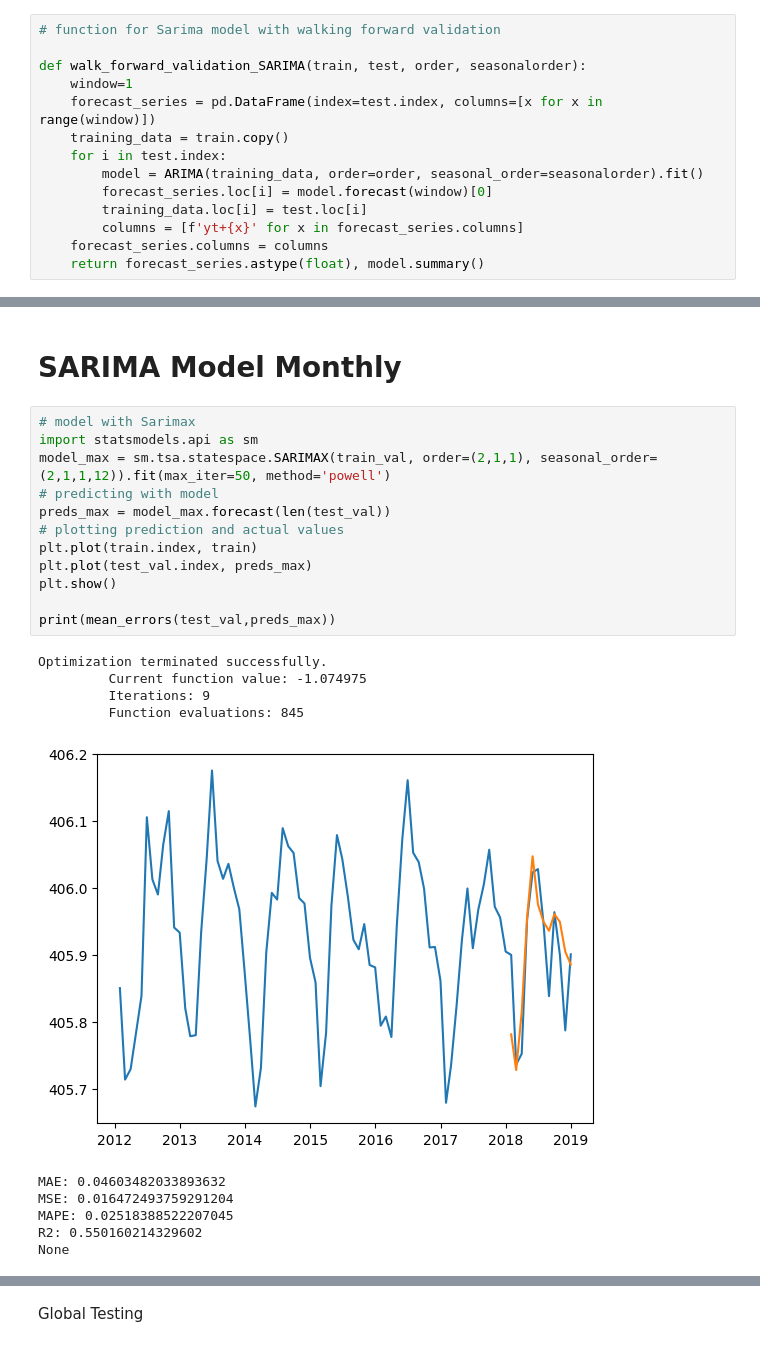
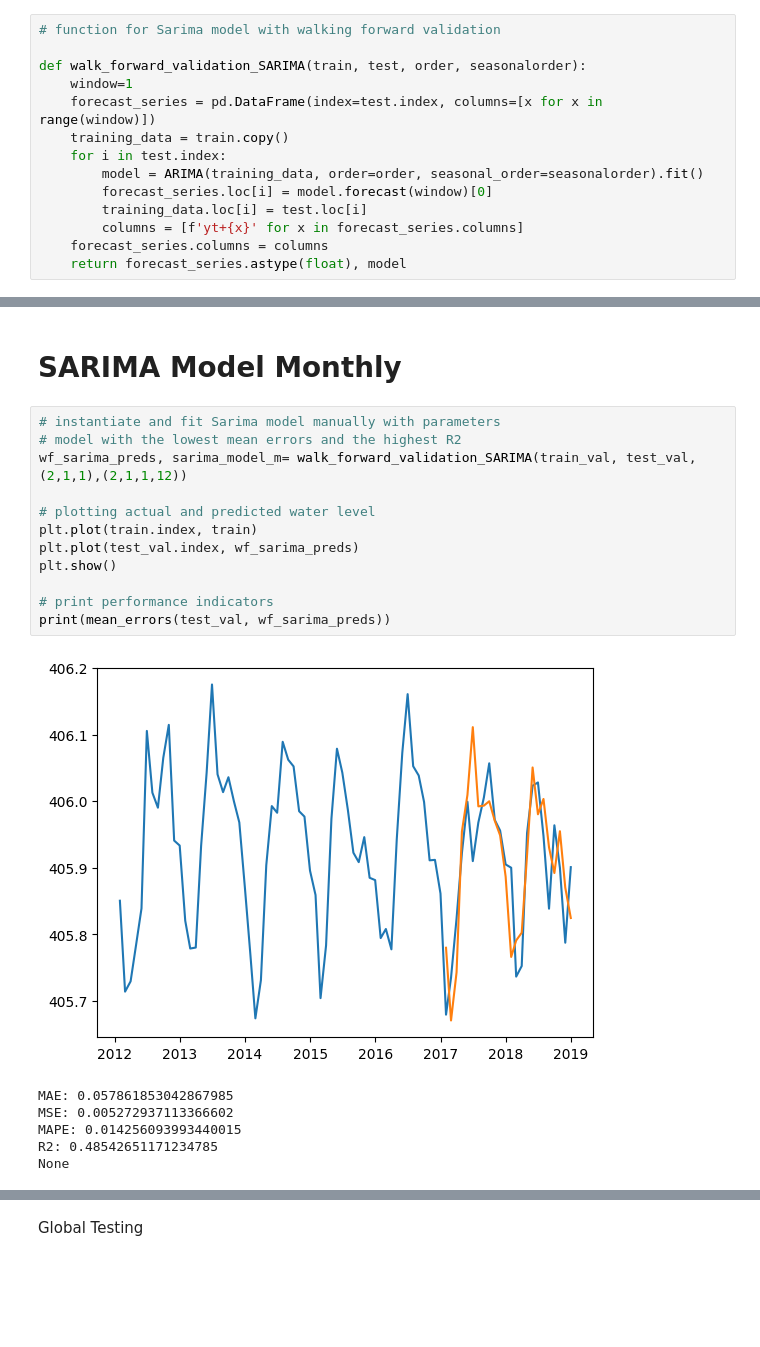
Before and after one commit to kaebry/DSF, a Jupyter notebook: Code/Arima_neptun - Kopie - Kopie.ipynb, the cells around one changed output, grey strips where cells are left out. Cells and saved outputs as stored; diff of their text form; blank space fills up the shorter version.

```diff
--- a/Code/Arima_neptun - Kopie - Kopie.ipynb
+++ b/Code/Arima_neptun - Kopie - Kopie.ipynb
@@ -73,7 +73,7 @@ def walk_forward_validation_SARIMA(train, test, order, seasonalorder):
         training_data.loc[i] = test.loc[i]
         columns = [f'yt+{x}' for x in forecast_series.columns]
     forecast_series.columns = columns
-    return forecast_series.astype(float), model.summary()
+    return forecast_series.astype(float), model
 # %% [markdown]
 # Monthly Data
 # %% [markdown]
@@ -328,25 +284,21 @@ None
 # %% [markdown]
 # SARIMA Model Monthly
 # %%
-# model with Sarimax
-import statsmodels.api as sm
-model_max = sm.tsa.statespace.SARIMAX(train_val, order=(2,1,1), seasonal_order=(2,1,1,12)).fit(max_iter=50, method='powell')
-# predicting with model
-preds_max = model_max.forecast(len(test_val))
-# plotting prediction and actual values
+# instantiate and fit Sarima model manually with parameters
+# model with the lowest mean errors and the highest R2
+wf_sarima_preds, sarima_model_m= walk_forward_validation_SARIMA(train_val, test_val, (2,1,1),(2,1,1,12))
+
+# plotting actual and predicted water level
 plt.plot(train.index, train)
-plt.plot(test_val.index, preds_max)
+plt.plot(test_val.index, wf_sarima_preds)
 plt.show()
 
-print(mean_errors(test_val,preds_max))
+# print performance indicators
+print(mean_errors(test_val, wf_sarima_preds))
 # %% [output]
+[figure, new version]
-Optimization terminated successfully.
-         Current function value: -1.074975
-         Iterations: 9
-         Function evaluations: 845
+MAE: 0.057861853042867985
+MSE: 0.005272937113366602
+MAPE: 0.014256093993440015
+R2: 0.48542651171234785
+None
-[figure, old version]
-MAE: 0.04603482033893632
-MSE: 0.016472493759291204
-MAPE: 0.02518388522207045
-R2: 0.550160214329602
-None
```
Also changed, not shown: parts of 11 cells of this notebook.
